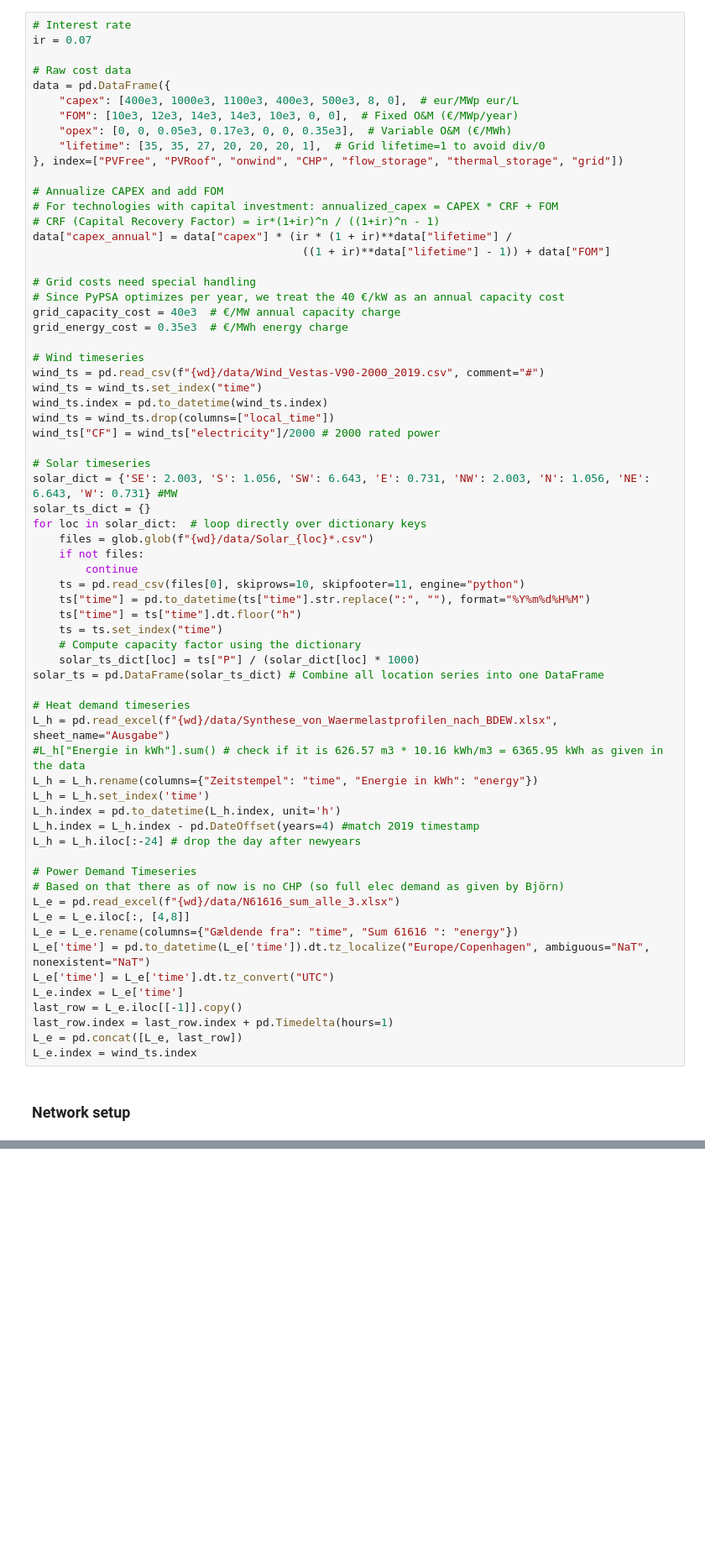
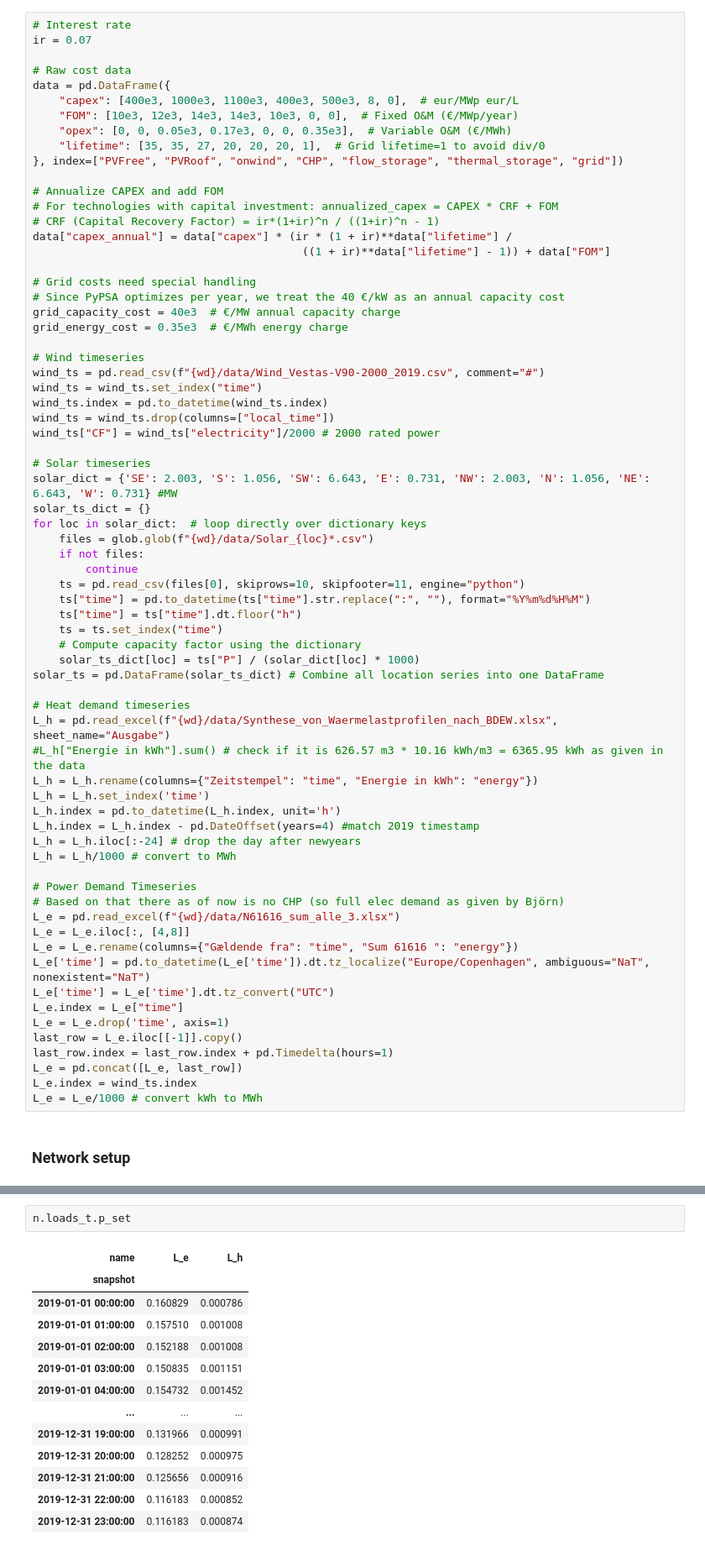
Before and after one commit to alexfias/AU-Viborg, a Jupyter notebook: model_setup.ipynb, the cells around one changed output, grey strips where cells are left out. Shown at 84% size. Drawn from its saved outputs; the diff is of its cells as text; blank space fills up the shorter version.

```diff
--- a/model_setup.ipynb
+++ b/model_setup.ipynb
@@ -98,6 +98,7 @@ L_h = L_h.set_index('time')
 L_h.index = pd.to_datetime(L_h.index, unit='h')
 L_h.index = L_h.index - pd.DateOffset(years=4) #match 2019 timestamp
 L_h = L_h.iloc[:-24] # drop the day after newyears
+L_h = L_h/1000 # convert to MWh
 
 # Power Demand Timeseries
 # Based on that there as of now is no CHP (so full elec demand as given by Björn)
@@ -106,11 +107,13 @@ L_e = L_e.iloc[:, [4,8]]
 L_e = L_e.rename(columns={"Gældende fra": "time", "Sum 61616 ": "energy"})
 L_e['time'] = pd.to_datetime(L_e['time']).dt.tz_localize("Europe/Copenhagen", ambiguous="NaT", nonexistent="NaT")
 L_e['time'] = L_e['time'].dt.tz_convert("UTC")
-L_e.index = L_e['time']
+L_e.index = L_e["time"]
+L_e = L_e.drop('time', axis=1)
 last_row = L_e.iloc[[-1]].copy()
 last_row.index = last_row.index + pd.Timedelta(hours=1)
 L_e = pd.concat([L_e, last_row])
 L_e.index = wind_ts.index
+L_e = L_e/1000 # convert kWh to MWh
 # %% [markdown]
 ### Network setup
 # %%
@@ -253,0 +280,16 @@ print(f"\nGrid: {grid_capacity_cost} €/MW + {grid_energy_cost} €/MWh")
+# %%
+n.loads_t.p_set
+# %% [output]
+| name | L_e | L_h |
+| snapshot |  |  |
+| 2019-01-01 00:00:00 | 0.160829 | 0.000786 |
+| 2019-01-01 01:00:00 | 0.157510 | 0.001008 |
+| 2019-01-01 02:00:00 | 0.152188 | 0.001008 |
+| 2019-01-01 03:00:00 | 0.150835 | 0.001151 |
+| 2019-01-01 04:00:00 | 0.154732 | 0.001452 |
+| ... | ... | ... |
+| 2019-12-31 19:00:00 | 0.131966 | 0.000991 |
+| 2019-12-31 20:00:00 | 0.128252 | 0.000975 |
+| 2019-12-31 21:00:00 | 0.125656 | 0.000916 |
+| 2019-12-31 22:00:00 | 0.116183 | 0.000852 |
+| 2019-12-31 23:00:00 | 0.116183 | 0.000874 |
```
Also changed, not shown: parts of 6 cells of this notebook, 1 other file.
